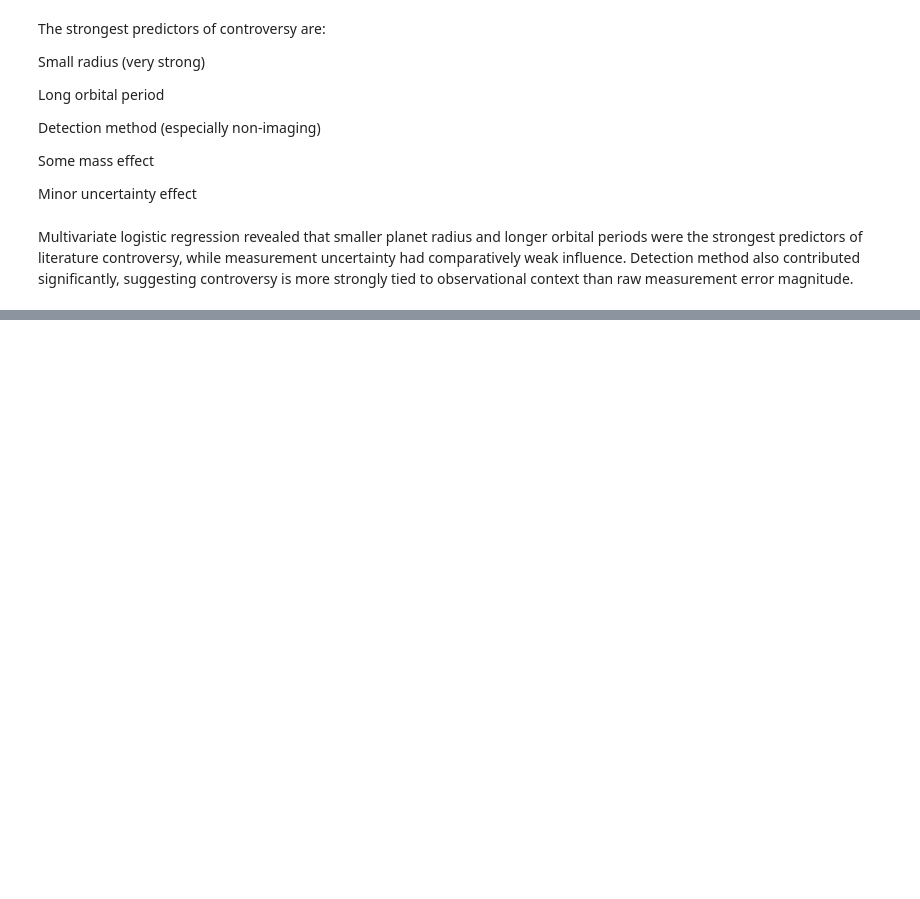
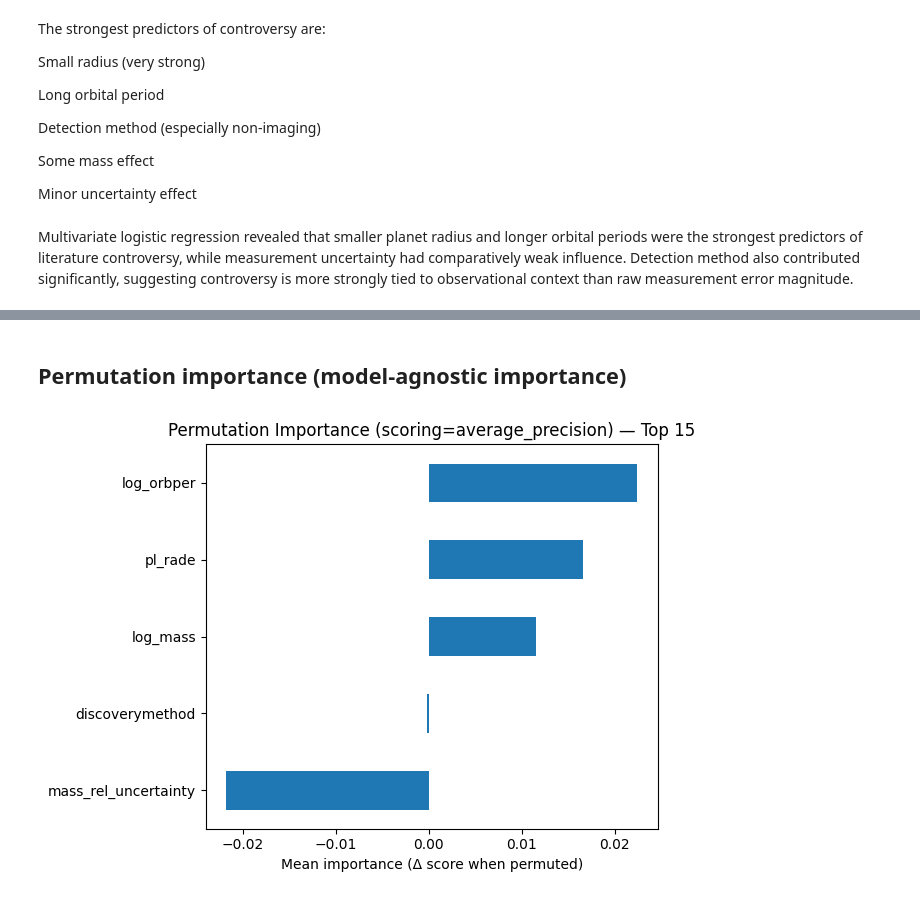
Before and after one commit to danielbnhz/exoplanet-statistical-study, a Jupyter notebook: notebooks/exoplanet-analysis.ipynb, the cells around one changed output, grey strips where cells are left out. Saved outputs shown, nothing was run; the diff lists cells and outputs as text; code cells hidden in the pictures; blank space fills up the shorter version.

```diff
--- a/notebooks/exoplanet-analysis.ipynb
+++ b/notebooks/exoplanet-analysis.ipynb
@@ -379,0 +433,25 @@ Multivariate logistic regression revealed that smaller planet radius and longer
+# %% [markdown]
+## Permutation importance (model-agnostic importance)
+# %%
+from sklearn.inspection import permutation_importance
+
+def plot_permutation_importance(pipe, X, y, metric='average_precision', n_repeats=10, top_n=15, random_state=42):
+    r = permutation_importance(
+        pipe, X, y,
+        n_repeats=n_repeats,
+        random_state=random_state,
+        scoring=metric
+    )
+    imp = pd.Series(r.importances_mean, index=X.columns).sort_values(ascending=False).head(top_n)
+
+    plt.figure()
+    imp.sort_values().plot(kind='barh')
+    plt.title(f"Permutation Importance (scoring={metric}) — Top {top_n}")
+    plt.xlabel("Mean importance (Δ score when permuted)")
+    plt.tight_layout()
+    plt.show()
+
+# Uses raw feature columns (pre-one-hot), so it's easier to interpret
+plot_permutation_importance(pipe, X_test, y_test, metric='average_precision', top_n=15)
+# %% [output]
+[figure, added]
```
Also changed, not shown: parts of 9 cells of this notebook.
